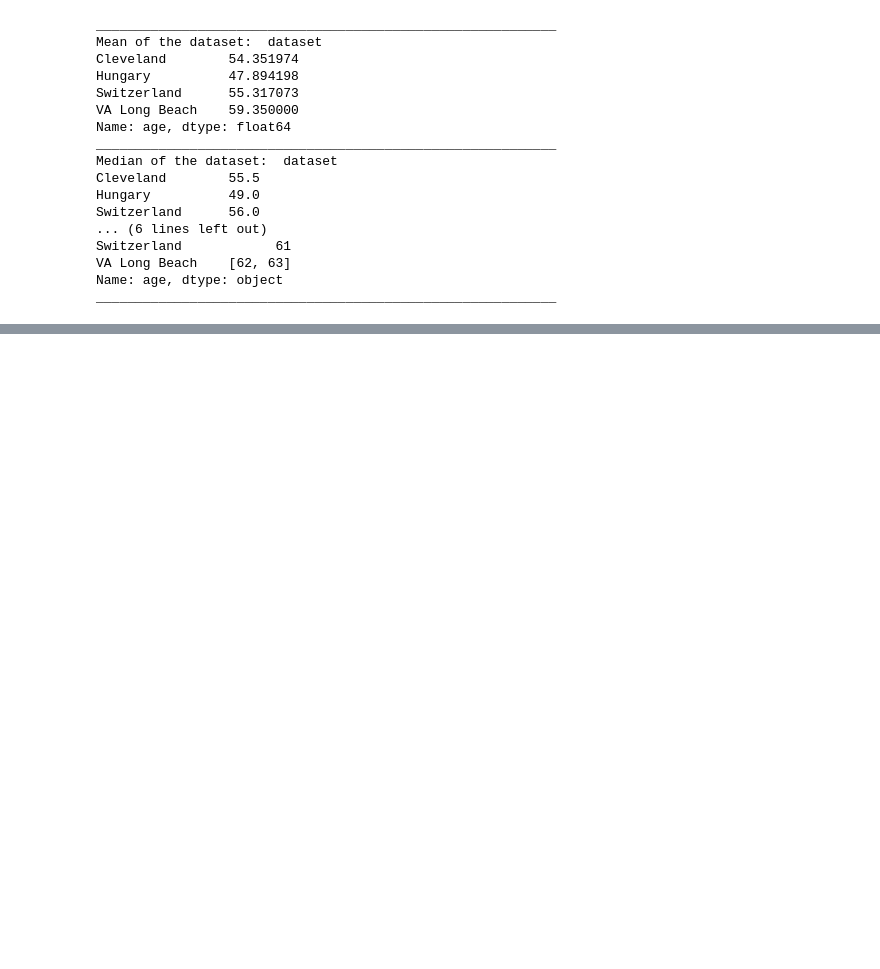
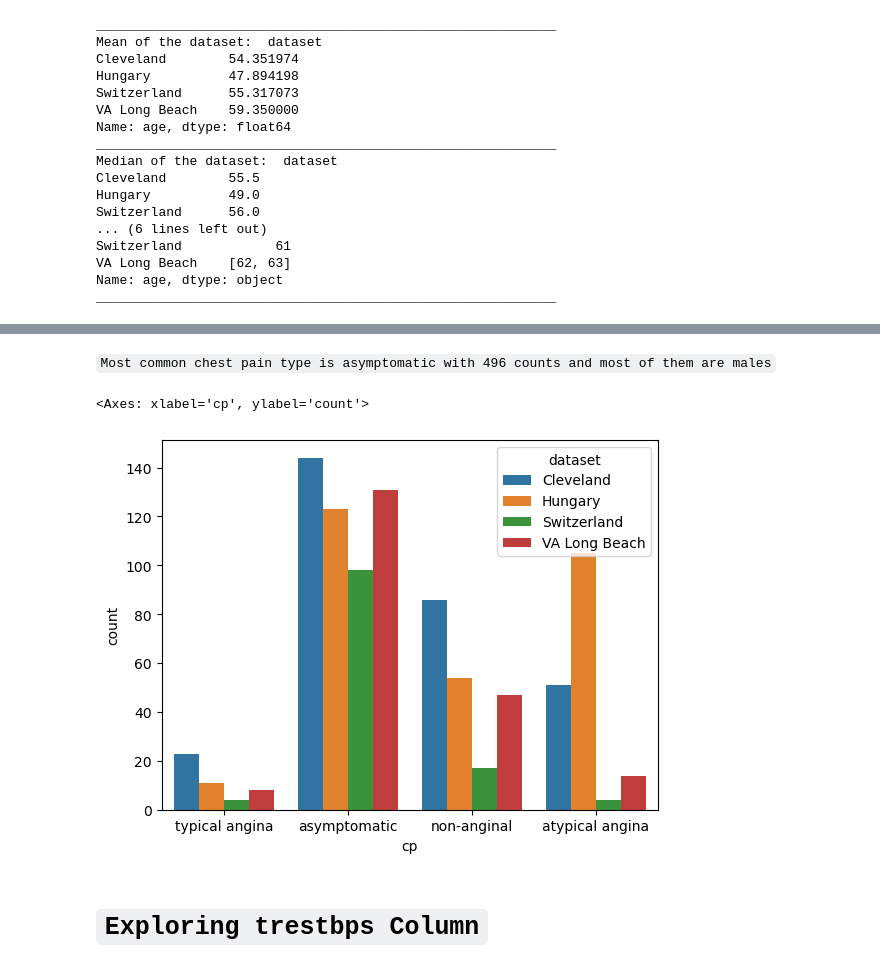
Before and after one commit to prashantpq/Data-Science-Internship, a Jupyter notebook: Week_1/Heart_Disease_Prediction/main.ipynb, the cells around one changed output, grey strips where cells are left out. Cells and saved outputs as stored; diff of their text form; code cells hidden in the pictures; blank space fills up the shorter version.

```diff
--- a/Week_1/Heart_Disease_Prediction/main.ipynb
+++ b/Week_1/Heart_Disease_Prediction/main.ipynb
@@ -554,0 +564,10 @@ plt.show()
+# %% [markdown]
+`Most common chest pain type is asymptomatic with 496 counts and most of them are males`
+# %%
+# count plot of cp column by dataset column
+sns.countplot(df,x='cp',hue='dataset')
+# %% [output]
+<Axes: xlabel='cp', ylabel='count'>
+[figure, added]
+# %% [markdown]
+# `Exploring trestbps Column`
```
Also changed, not shown: parts of 33 cells of this notebook.
